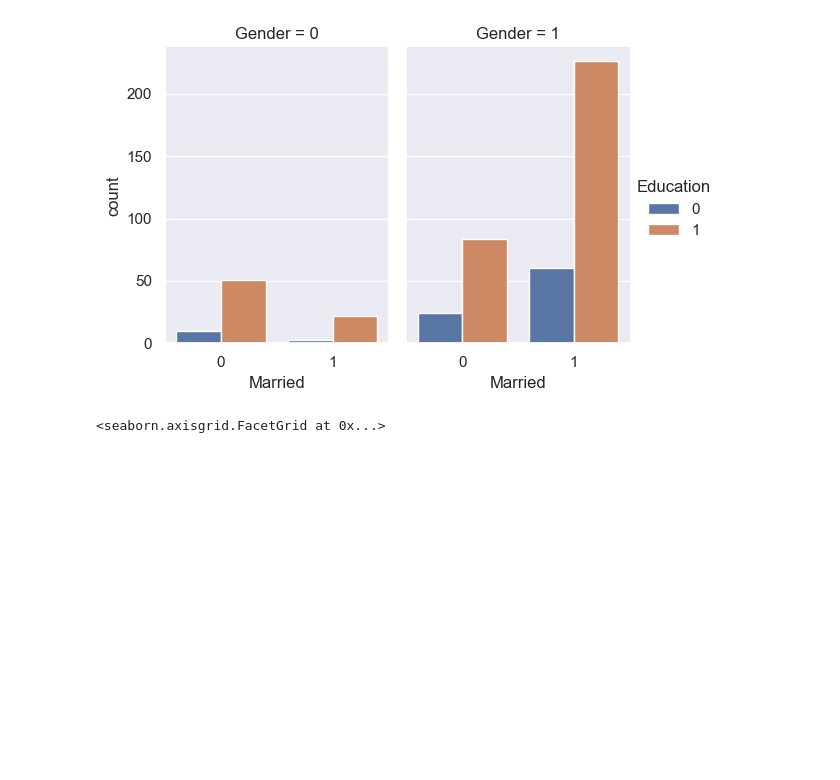
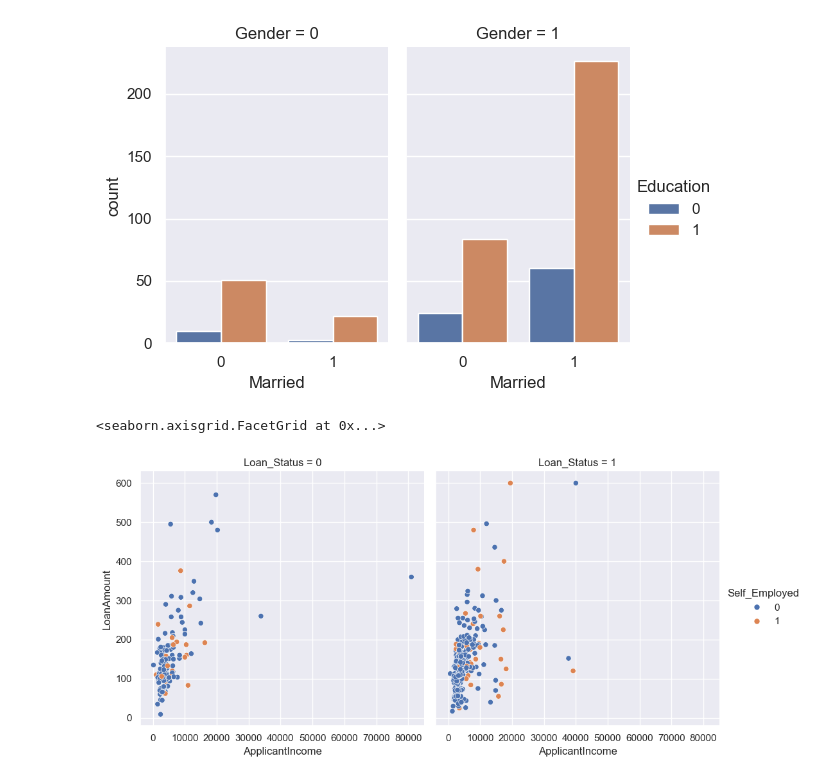
Before and after one commit to Bison619/ML_Practice_, a Jupyter notebook: Projects/Loan Status Prediction/Loan Status Prediction.ipynb, the cells around one changed output. Drawn from its saved outputs; the diff is of its cells as text; code cells hidden in the pictures; blank space fills up the shorter version.

```diff
--- a/Projects/Loan Status Prediction/Loan Status Prediction.ipynb
+++ b/Projects/Loan Status Prediction/Loan Status Prediction.ipynb
@@ -215,6 +215,7 @@ sns.catplot(data=Loandata, x='Married', hue='Education', col='Gender', kind='cou
 <seaborn.axisgrid.FacetGrid at 0x...>
 [figure]
 # %%
-sns.relplot(data=Loandata, x="ApplicantIncome", y="LoanAmount", hue="Loan_Status", col="Loan_Status")
+sns.relplot(data=Loandata, x="ApplicantIncome", y="LoanAmount", hue="Self_Employed", col="Loan_Status")
 # %% [output]
 <seaborn.axisgrid.FacetGrid at 0x...>
+[figure, added]
```
Also changed, not shown: parts of 6 cells of this notebook.
